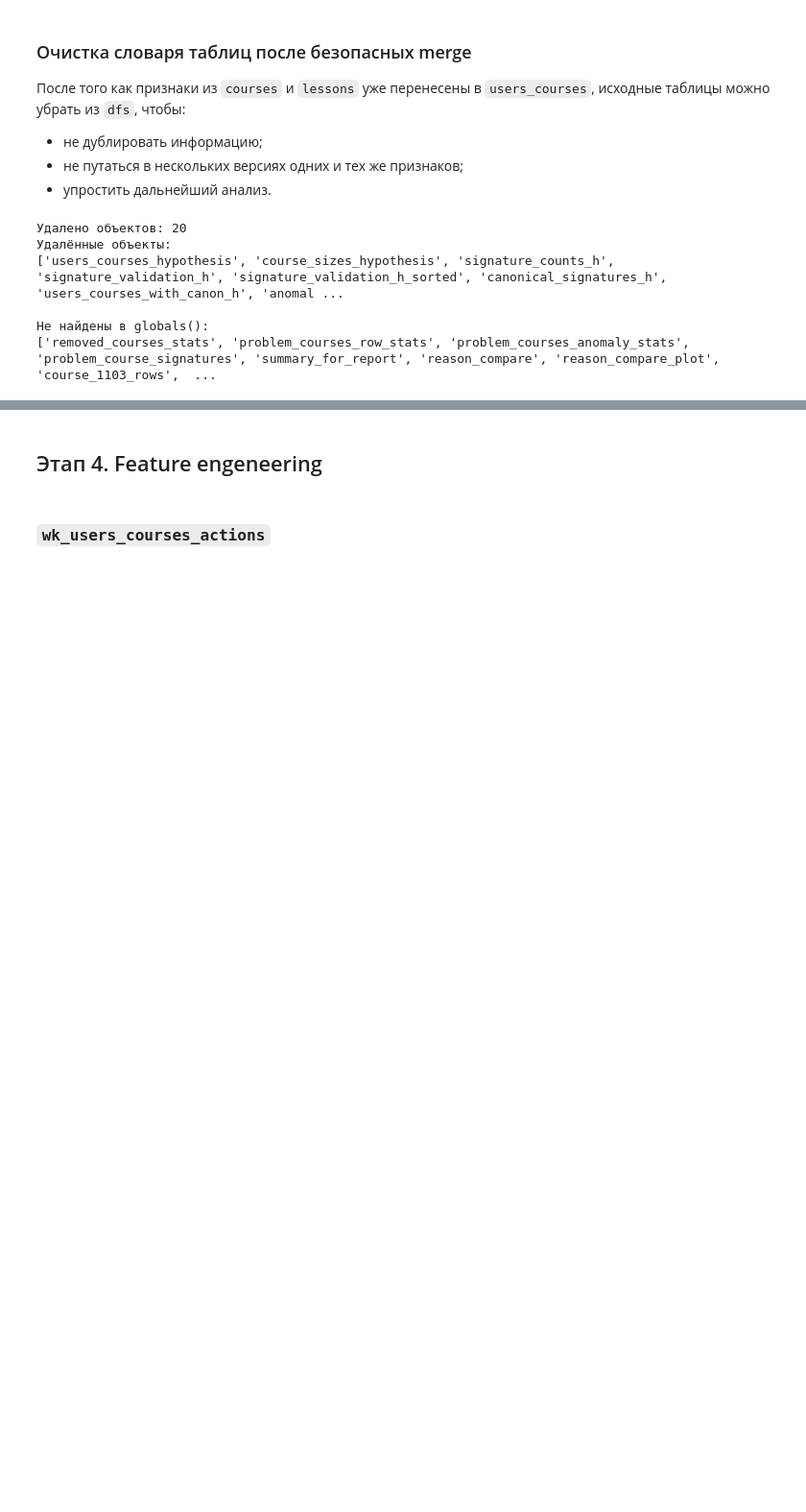
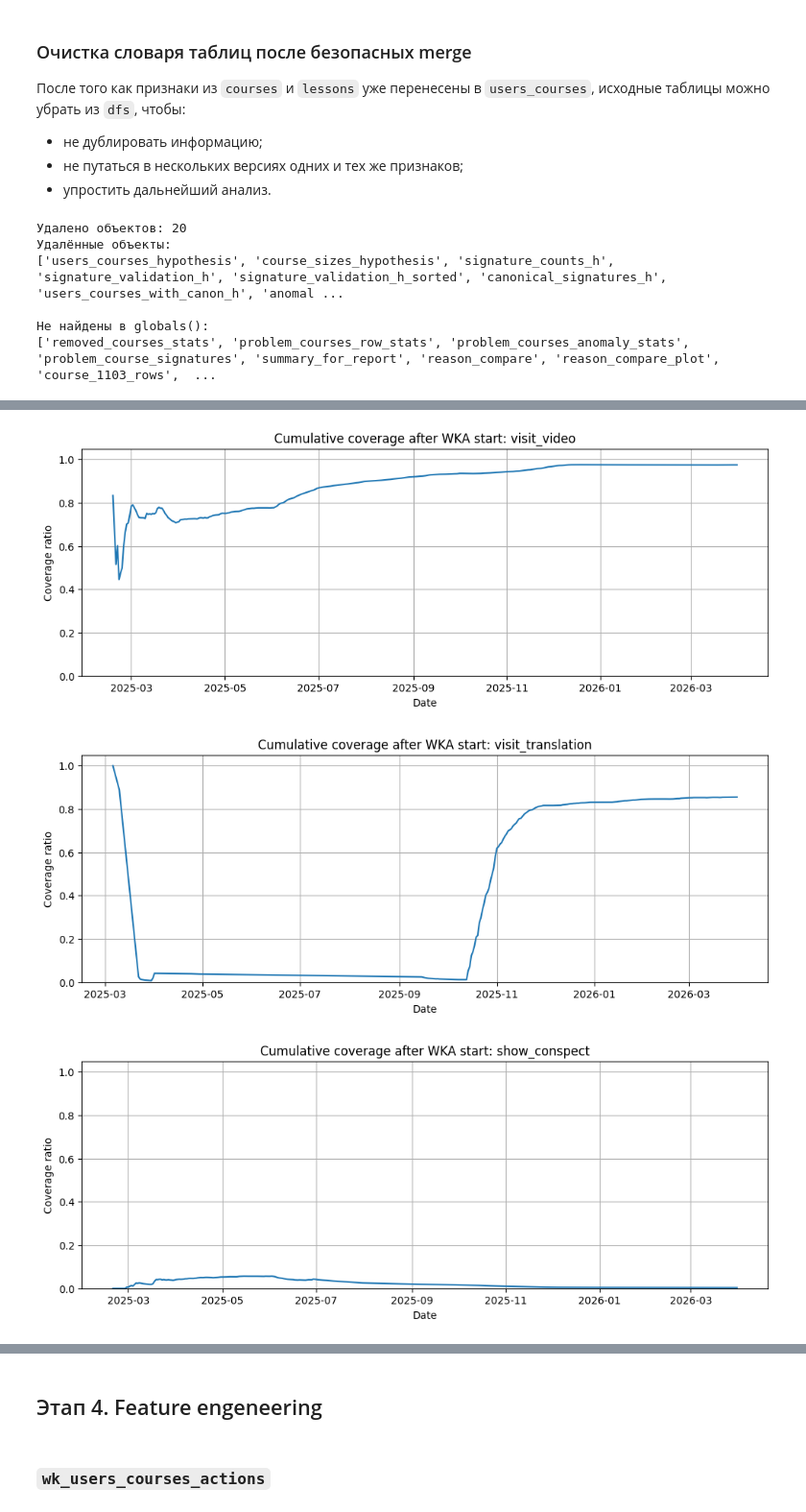
Before and after one commit to AntonDudDm/Xakaton, a Jupyter notebook: notebooks/EDA.ipynb, the cells around one changed output, grey strips where cells are left out. Shown at 96% size. Drawn from its saved outputs; the diff is of its cells as text; code cells hidden in the pictures; blank space fills up the shorter version.

```diff
--- a/notebooks/EDA.ipynb
+++ b/notebooks/EDA.ipynb
@@ -201,7 +201,7 @@ INT_COLS_MAP = {
     'lessons': ['course_id'],
     'user_lessons': ['user_id', 'lesson_id', 'group_id', 'users_course_id'],
     'user_award_badges': ['user_id'],
-    'wk_media_view_sessions' : ['count'],
+    'wk_media_view_sessions' : ['count', 'viewer_id'],
     'users': ['d_wk_school_id', 'sign_in_count', 'grade_id', 'd_wk_municipal_id', 'd_wk_region_id']
 }
 
@@ -1909,0 +2535,24 @@ if not_found_objects:
+# %%
+# ============================================================
+# H2: график кумулятивного покрытия
+# ============================================================
+
+import matplotlib.pyplot as plt
+
+for ua_action in hypothesis_2_cumulative_coverage["ua_action"].dropna().unique():
+    sub = hypothesis_2_cumulative_coverage.loc[
+        hypothesis_2_cumulative_coverage["ua_action"] == ua_action
+    ].copy().sort_values("date")
+
+    plt.figure(figsize=(12, 4))
+    plt.plot(sub["date"], sub["coverage_ratio_cum"])
+    plt.title(f"Cumulative coverage after WKA start: {ua_action}")
+    plt.xlabel("Date")
+    plt.ylabel("Coverage ratio")
+    plt.ylim(0, 1.05)
+    plt.grid(True)
+    plt.show()
+# %% [output]
+[figure, added]
+[figure, added]
+[figure, added]
```
Also changed, not shown: parts of 22 cells of this notebook, 1 other file.
